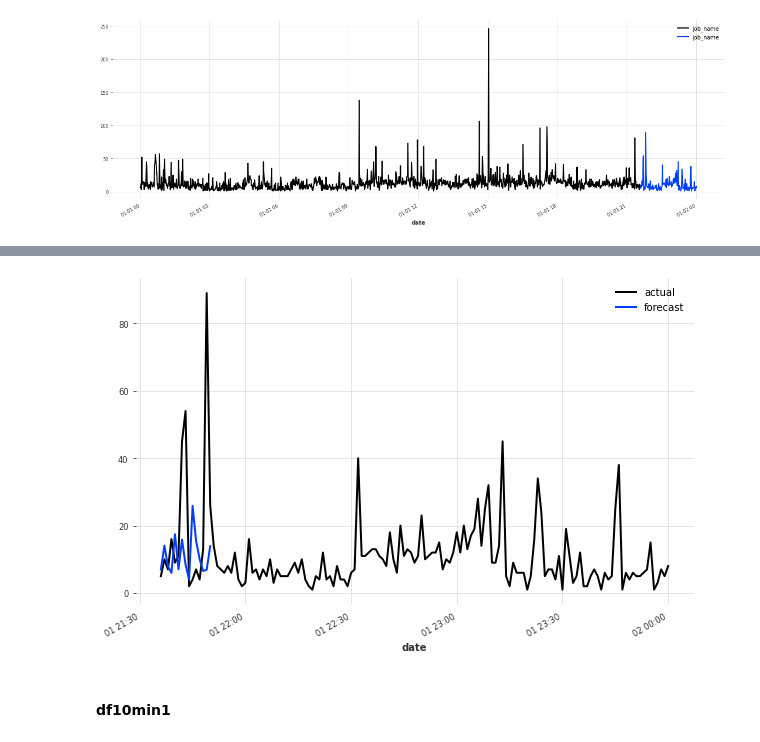
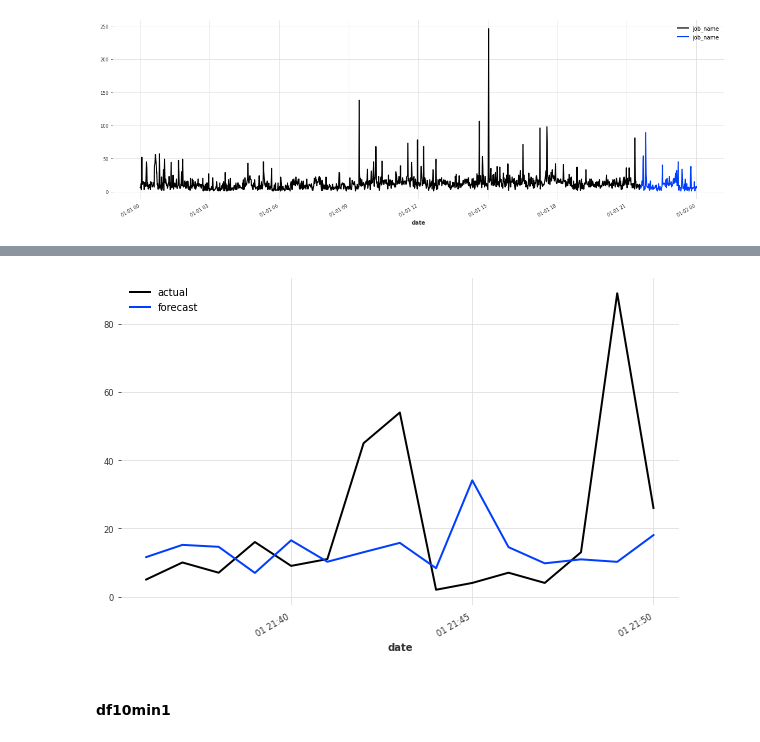
Before and after one commit to lizonglingo/clusterdate-trace-alibaba, a Jupyter notebook: gpu_claster/darts/N-BEATS.ipynb, the cells around one changed output, grey strips where cells are left out. Drawn from its saved outputs; the diff is of its cells as text; code cells hidden in the pictures.

```diff
--- a/gpu_claster/darts/N-BEATS.ipynb
+++ b/gpu_claster/darts/N-BEATS.ipynb
@@ -361,5 +368,5 @@ from darts.models import NBEATSModel
 
 model = NBEATSModel(input_chunk_length=60, output_chunk_length=15, random_state=42)
 
-model.fit([train_min1], epochs=50, verbose=True)
+model.fit([train_min1], epochs=200, verbose=True)
 # %% [output]
@@ -384,11 +391,11 @@ model.fit([train_min1], epochs=50, verbose=True)
 # %%
 pred = model.predict(series=train_min1, n=15)
 
 plt.figure(figsize=(10, 6))
-val_min1.plot(label="actual")
+val_min1.head(15).plot(label="actual")
 pred.plot(label="forecast")
 # %% [output]
-[figure, old version]
+[figure, new version]
 # %% [markdown]
 #### df10min1
 # %%
```
Also changed, not shown: parts of 11 cells of this notebook.
